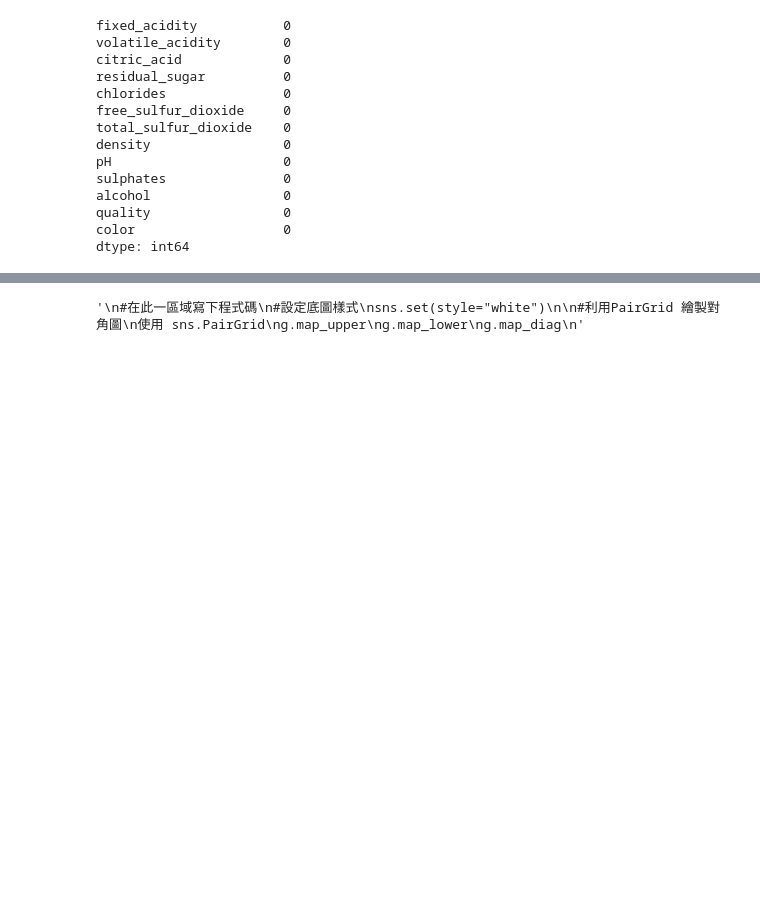
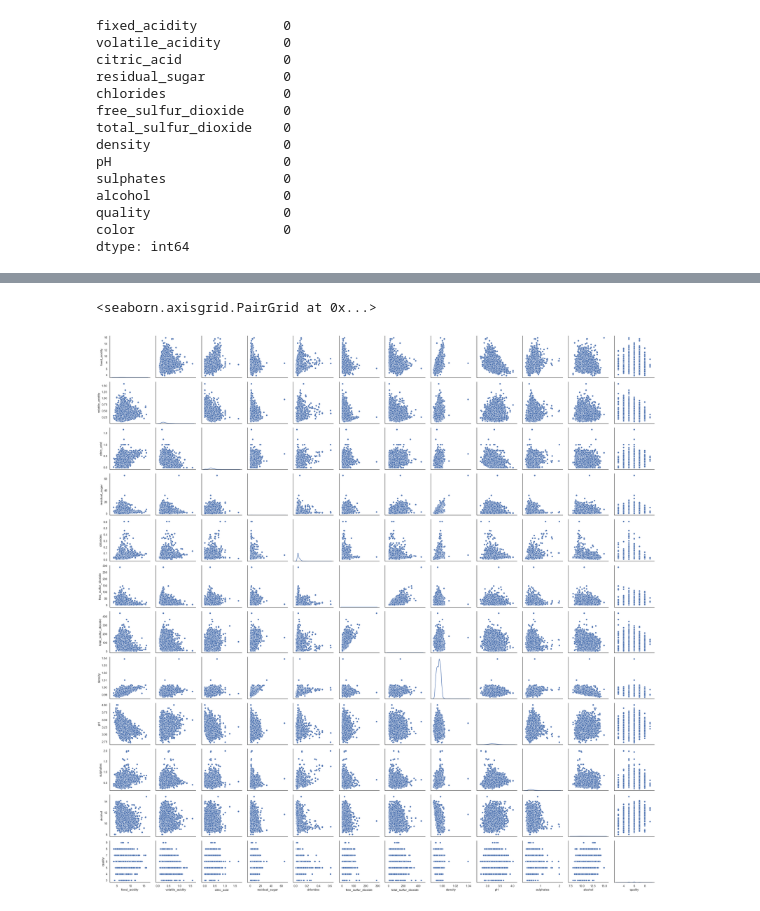
Before and after one commit to tiffk935/ML100Days, a Jupyter notebook: homework/23 Homework.ipynb, the cells around one changed output, grey strips where cells are left out. Drawn from its saved outputs; the diff is of its cells as text; code cells hidden in the pictures; blank space fills up the shorter version.

```diff
--- a/homework/23 Homework.ipynb
+++ b/homework/23 Homework.ipynb
@@ -81,19 +80,18 @@ Swarm沿分類軸(質量)調整記錄。這種繪圖將記錄分別標記,而不
 # %%
-'''
-PairGrid 允許我們使用相同的繪圖類型繪製子圖網格來可視化數據。
-與 FacetGrid 不同,它在每個子圖使用不同的變數對。它形成子圖的矩陣。它有時也被稱為"散點圖矩陣"。
-對網格的用法與分面網格類似。首先初始化網格,然後傳遞繪圖函數。
-'''
-'''
+#PairGrid 允許我們使用相同的繪圖類型繪製子圖網格來可視化數據。
+#與 FacetGrid 不同,它在每個子圖使用不同的變數對。它形成子圖的矩陣。它有時也被稱為"散點圖矩陣"。
+#對網格的用法與分面網格類似。首先初始化網格,然後傳遞繪圖函數。
+
 #在此一區域寫下程式碼
+
 #設定底圖樣式
 sns.set(style="white")
 
 #利用PairGrid 繪製對角圖
-使用 sns.PairGrid
-g.map_upper
-g.map_lower
-g.map_diag
-'''
+g=sns.PairGrid(df_all)
+g.map_upper(sns.scatterplot)
+g.map_lower(sns.scatterplot)
+g.map_diag(sns.kdeplot)
 # %% [output]
-'\n#在此一區域寫下程式碼\n#設定底圖樣式\nsns.set(style="white")\n\n#利用PairGrid 繪製對角圖\n使用 sns.PairGrid\ng.map_upper\ng.map_lower\ng.map_diag\n'
+<seaborn.axisgrid.PairGrid at 0x...>
+[figure, added]
```
Also changed, not shown: parts of 6 cells of this notebook, 2 other files.
